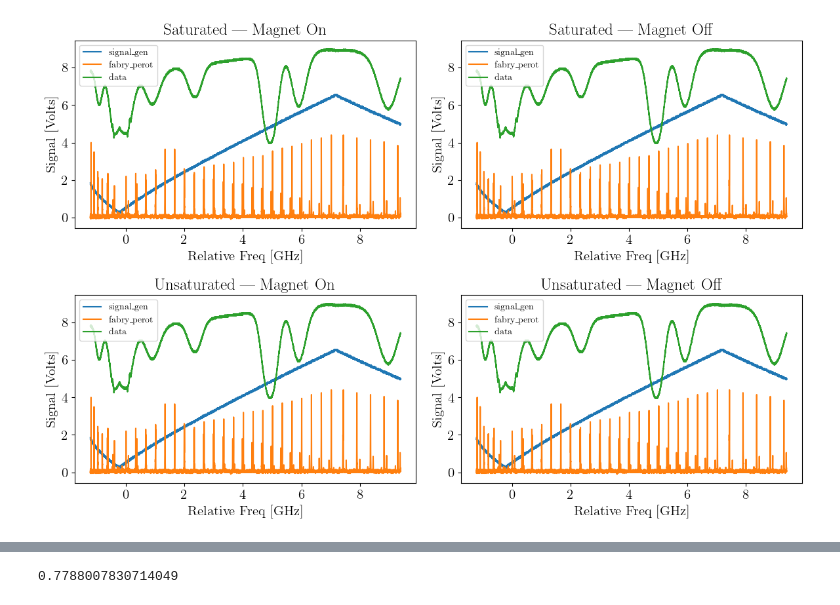
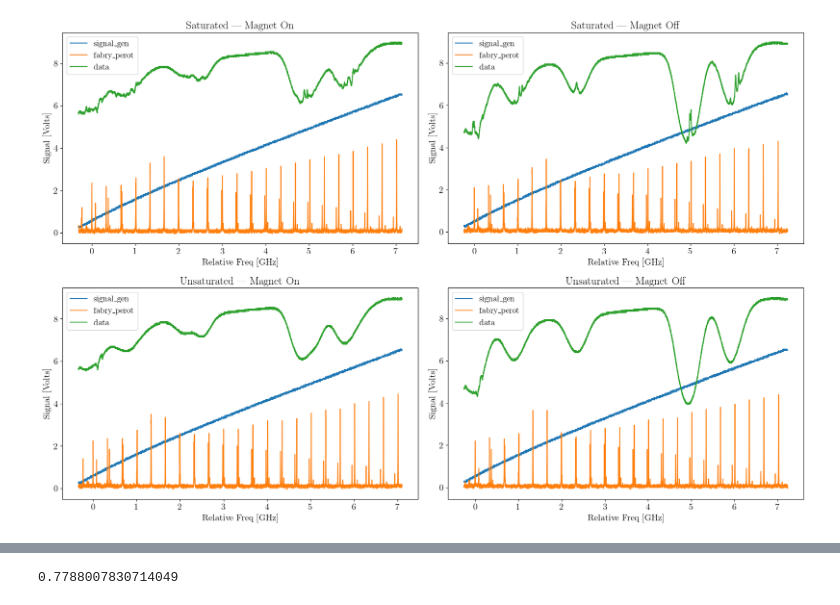
Before and after one commit to andres-luengo/alden-andres-max-most-dangerous-4450-trio, a Jupyter notebook: rb-spectroscopy/doppler_broadening.ipynb, the cells around one changed output, grey strips where cells are left out. Saved outputs shown, nothing was run; the diff lists cells and outputs as text; code cells hidden in the pictures.

Commit message:
update doppler fit, start calculating w0

```diff
--- a/rb-spectroscopy/doppler_broadening.ipynb
+++ b/rb-spectroscopy/doppler_broadening.ipynb
@@ -73,8 +73,7 @@ name_dict = {
 
 # load and reformat data
 
-names=[]
-frames = []
+
 data_dict = {}
 for sat_type in ["saturated", "unsaturated"]:
     data_dict[sat_type]={}
@@ -82,14 +81,12 @@ for sat_type in ["saturated", "unsaturated"]:
         data_dict[sat_type][mag_stat]={}
         fab_fit_filename = f"./fabry_perot_fits/{sat_type}/{mag_stat}/theta.npy"
         fab_cov_filename = f"./fabry_perot_fits/{sat_type}/{mag_stat}/X.npy"
-
         data_dict[sat_type][mag_stat]["fab_fit"]=np.load(fab_fit_filename)
         data_dict[sat_type][mag_stat]["fab_cov"]=np.load(fab_cov_filename)
 
         dfs = []
         for dat_type in ["signal_gen", "fabry_perot", "data"]:
             filename = f"./data/{sat_type}/{mag_stat}/{dat_type}.CSV"
-            names.append(f"{sat_type} {mag_stat} {dat_type}")
             df = read_scope_csv(filename)
             df = df.rename(columns={df.columns[0]: "time", df.columns[1]: dat_type})
             dfs.append(df.set_index("time"))
@@ -101,6 +98,4 @@ for sat_type in ["saturated", "unsaturated"]:
         freq = fabry_time_to_freq(t, *params)
         merged_df["freq"]=freq
         data_dict[sat_type][mag_stat]["data"]=merged_df
-        print(merged_df)
-
-print(names)
+        # print(merged_df)
@@ -125,30 +102,32 @@ print(names)
 # %%
-fig, axes = plt.subplots(2, 2, figsize=(12, 8))
+trim_start=3400
+trim_stop=16770
+
+fig, axes = plt.subplots(2, 2, figsize=(18, 12))
 axes = axes.flatten()  # easier indexing
 
 subplot_idx = 0
 
 for sat_type in data_dict.keys():
     for mag_stat in data_dict[sat_type].keys():
         ax = axes[subplot_idx]
         data_dfs = []
         df = data_dict[sat_type][mag_stat]["data"]
         for col in ["signal_gen", "fabry_perot", "data"]:
-            ax.plot(merged_df["freq"], merged_df[col], label=col)
+            ax.plot(df["freq"][trim_start:trim_stop], df[col][trim_start:trim_stop], label=col)
 
         ax.set_title(f"{sat_type.capitalize()} | {"Magnet On" if mag_stat=="magnet" else "Magnet Off"}")
         ax.set_xlabel("Relative Freq [GHz]")
         ax.set_ylabel("Signal [Volts]")
-        ax.legend(fontsize=10)
+        ax.legend(fontsize=14)
 
         subplot_idx += 1
-
 
 plt.tight_layout()
 plt.savefig("DataSummary.png")
 plt.show()
 # %% [output]
-[figure, old version]
+[figure, new version]
 # %%
 # fig, axes = plt.subplots(2, 2, figsize=(12, 8))
 # axes = axes.flatten()  # easier indexing
```
Also changed, not shown: parts of 10 cells of this notebook.
